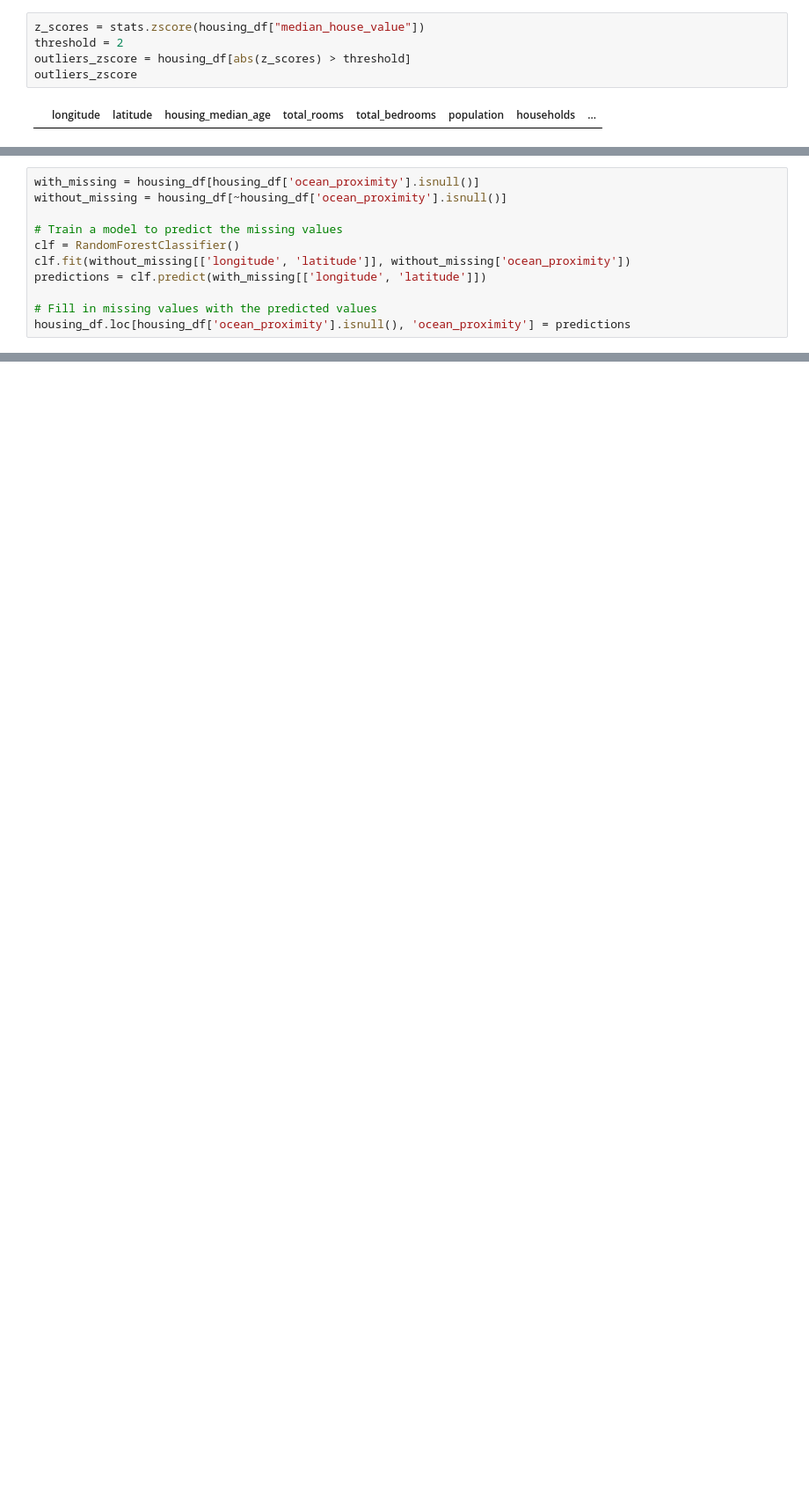
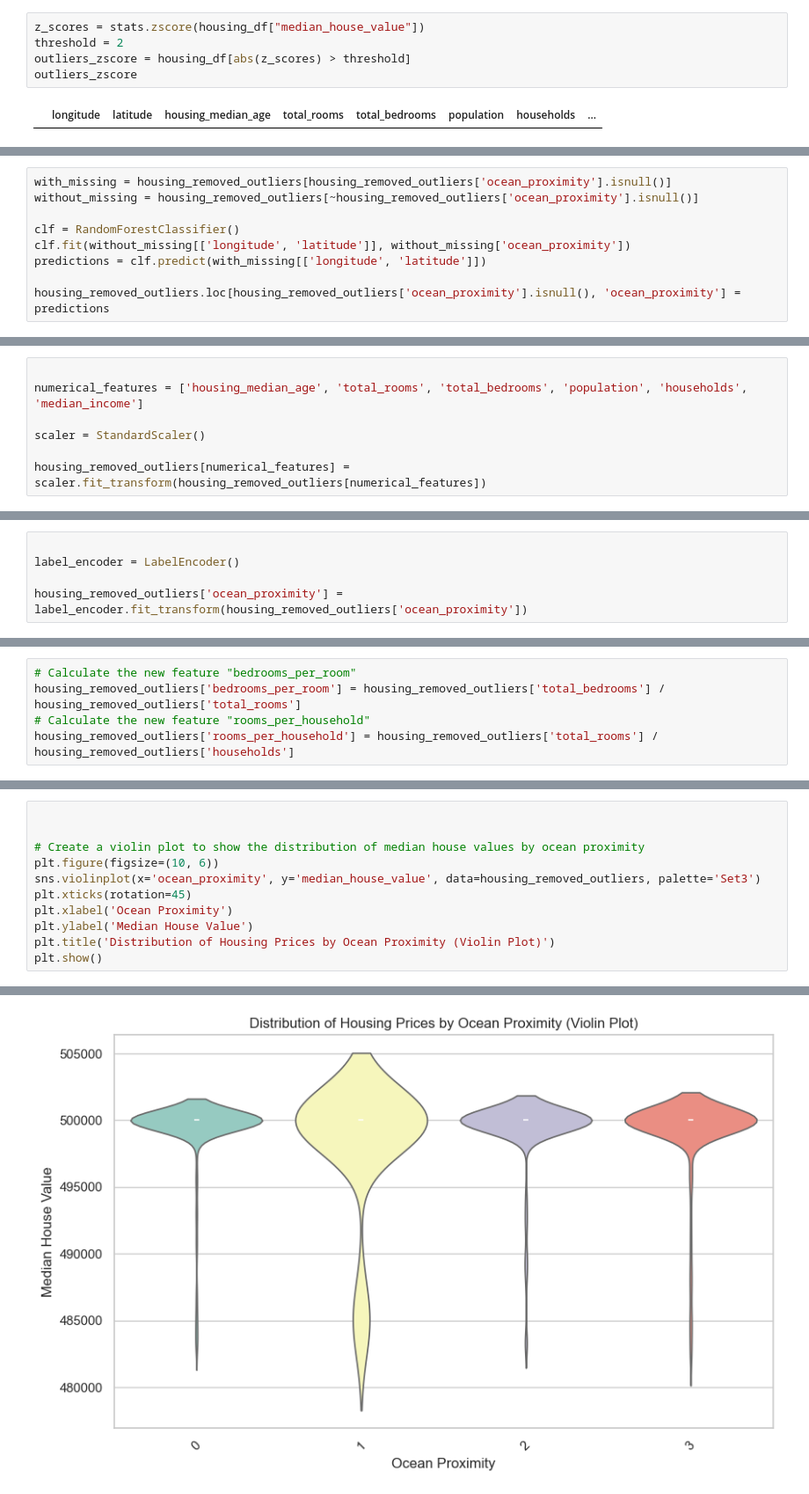
Before and after one commit to dhruvRj18/Fall2023--AI-Algo, a Jupyter notebook: students-submissions/8681628/mid-term-b.ipynb, the cells around one changed output, grey strips where cells are left out. Shown: that part at 88% size. Drawn from its saved outputs; the diff is of its cells as text; blank space fills up the shorter version.

```diff
--- a/students-submissions/8681628/mid-term-b.ipynb
+++ b/students-submissions/8681628/mid-term-b.ipynb
@@ -107,12 +189,10 @@ with_missing
 # %%
-with_missing = housing_df[housing_df['ocean_proximity'].isnull()]
-without_missing = housing_df[~housing_df['ocean_proximity'].isnull()]
+with_missing = housing_removed_outliers[housing_removed_outliers['ocean_proximity'].isnull()]
+without_missing = housing_removed_outliers[~housing_removed_outliers['ocean_proximity'].isnull()]
 
-# Train a model to predict the missing values
 clf = RandomForestClassifier()
 clf.fit(without_missing[['longitude', 'latitude']], without_missing['ocean_proximity'])
 predictions = clf.predict(with_missing[['longitude', 'latitude']])
 
-# Fill in missing values with the predicted values
-housing_df.loc[housing_df['ocean_proximity'].isnull(), 'ocean_proximity'] = predictions
+housing_removed_outliers.loc[housing_removed_outliers['ocean_proximity'].isnull(), 'ocean_proximity'] = predictions
 # %%
@@ -131,0 +270,7 @@ dtype: int64
+# %%
+
+numerical_features = ['housing_median_age', 'total_rooms', 'total_bedrooms', 'population', 'households', 'median_income']
+
+scaler = StandardScaler()
+
+housing_removed_outliers[numerical_features] = scaler.fit_transform(housing_removed_outliers[numerical_features])
@@ -131,0 +291,5 @@ dtype: int64
+# %%
+
+label_encoder = LabelEncoder()
+
+housing_removed_outliers['ocean_proximity'] = label_encoder.fit_transform(housing_removed_outliers['ocean_proximity'])
@@ -131,0 +298,5 @@ dtype: int64
+# %%
+# Calculate the new feature "bedrooms_per_room"
+housing_removed_outliers['bedrooms_per_room'] = housing_removed_outliers['total_bedrooms'] / housing_removed_outliers['total_rooms']
+# Calculate the new feature "rooms_per_household"
+housing_removed_outliers['rooms_per_household'] = housing_removed_outliers['total_rooms'] / housing_removed_outliers['households']
@@ -131,0 +326,12 @@ dtype: int64
+# %%
+
+
+# Create a violin plot to show the distribution of median house values by ocean proximity
+plt.figure(figsize=(10, 6))
+sns.violinplot(x='ocean_proximity', y='median_house_value', data=housing_removed_outliers, palette='Set3')
+plt.xticks(rotation=45)
+plt.xlabel('Ocean Proximity')
+plt.ylabel('Median House Value')
+plt.title('Distribution of Housing Prices by Ocean Proximity (Violin Plot)')
+plt.show()
+# %% [output]
@@ -131,0 +339 @@ dtype: int64
+[figure, added]
```
Also changed, not shown: parts of 57 cells of this notebook.
